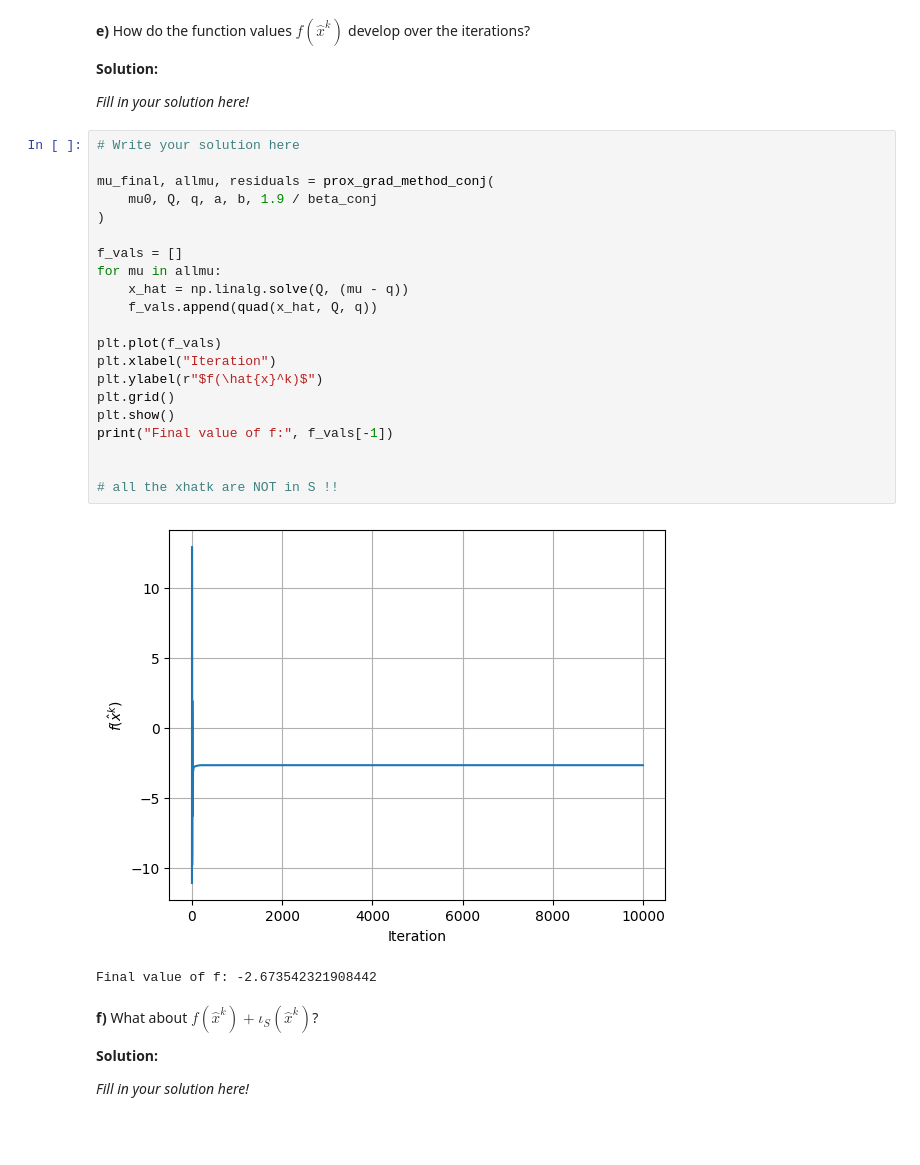
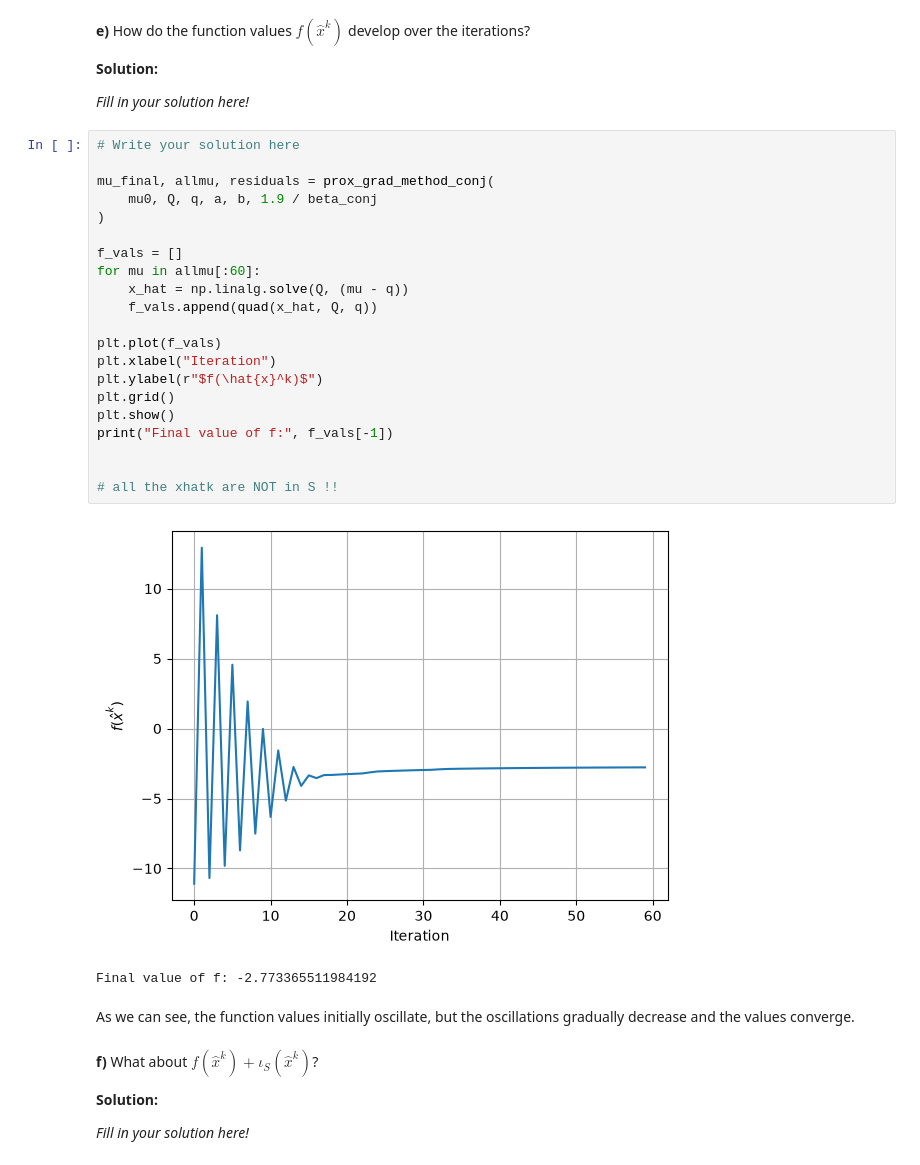
Before and after one commit to Armenius/FRTN50, a Jupyter notebook: assignment1/handin1.ipynb, the cells around one changed output. Cells and saved outputs as stored; diff of their text form; blank space fills up the shorter version.

```diff
--- a/assignment1/handin1.ipynb
+++ b/assignment1/handin1.ipynb
@@ -1300,27 +1298,29 @@ _Fill in your solution here!_
 # %%
 # Write your solution here
 
 mu_final, allmu, residuals = prox_grad_method_conj(
     mu0, Q, q, a, b, 1.9 / beta_conj
 )
 
 f_vals = []
-for mu in allmu:
+for mu in allmu[:60]:
     x_hat = np.linalg.solve(Q, (mu - q))
     f_vals.append(quad(x_hat, Q, q))
 
 plt.plot(f_vals)
 plt.xlabel("Iteration")
 plt.ylabel(r"$f(\hat{x}^k)$")
 plt.grid()
 plt.show()
 print("Final value of f:", f_vals[-1])
 
 
 # all the xhatk are NOT in S !!
 # %% [output]
-[figure, old version]
+[figure, new version]
-Final value of f: -2.673542321908442
+Final value of f: -2.773365511984192
+# %% [markdown]
+As we can see, the function values initially oscillate, but the oscillations gradually decrease and the values converge.
 # %% [markdown]
 
 __f)__ What about $f\left(\hat{x}^k\right)+\iota_{S}\left(\hat{x}^k\right)$?
```
Also changed, not shown: parts of 11 cells of this notebook.
